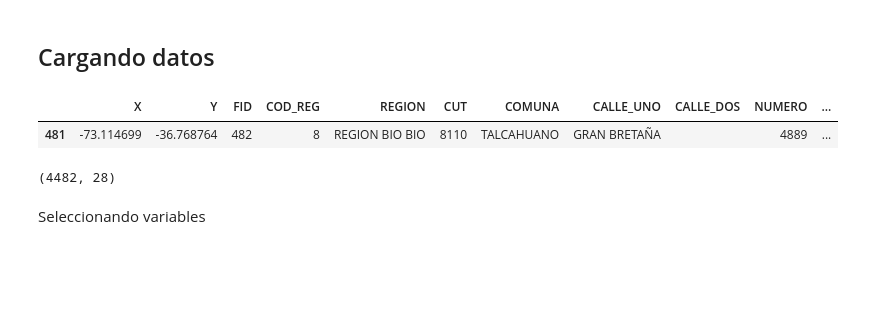
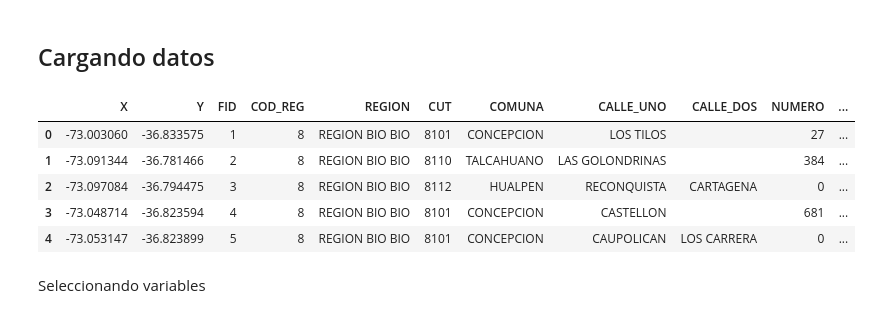
Before and after one commit to matiasfbr/CL_Seguridad_Vial, a Jupyter notebook: Seguridad Vial.ipynb, the cells around one changed output. Drawn from its saved outputs; the diff is of its cells as text; code cells hidden in the pictures; blank space fills up the shorter version.

```diff
--- a/Seguridad Vial.ipynb
+++ b/Seguridad Vial.ipynb
@@ -27,9 +27,9 @@ df = pd.read_csv('data/external/siniestros_individuales_conaset/individuales_bio
-# %%
-df.sample()
-# %% [output]
-|  | X | Y | FID | COD_REG | REGION | CUT | COMUNA | CALLE_UNO | CALLE_DOS | NUMERO | ... |
-| 481 | -73.114699 | -36.768764 | 482 | 8 | REGION BIO BIO | 8110 | TALCAHUANO | GRAN BRETAÑA |  | 4889 | ... |
-# %%
-df.shape
-# %% [output]
-(4482, 28)
+# %%
+biobio.head(5)
+# %% [output]
+|  | X | Y | FID | COD_REG | REGION | CUT | COMUNA | CALLE_UNO | CALLE_DOS | NUMERO | ... |
+| 0 | -73.003060 | -36.833575 | 1 | 8 | REGION BIO BIO | 8101 | CONCEPCION | LOS TILOS |  | 27 | ... |
+| 1 | -73.091344 | -36.781466 | 2 | 8 | REGION BIO BIO | 8110 | TALCAHUANO | LAS GOLONDRINAS |  | 384 | ... |
+| 2 | -73.097084 | -36.794475 | 3 | 8 | REGION BIO BIO | 8112 | HUALPEN | RECONQUISTA | CARTAGENA | 0 | ... |
+| 3 | -73.048714 | -36.823594 | 4 | 8 | REGION BIO BIO | 8101 | CONCEPCION | CASTELLON |  | 681 | ... |
+| 4 | -73.053147 | -36.823899 | 5 | 8 | REGION BIO BIO | 8101 | CONCEPCION | CAUPOLICAN | LOS CARRERA | 0 | ... |
```
Also changed, not shown: parts of 22 cells of this notebook, 5 other files.
